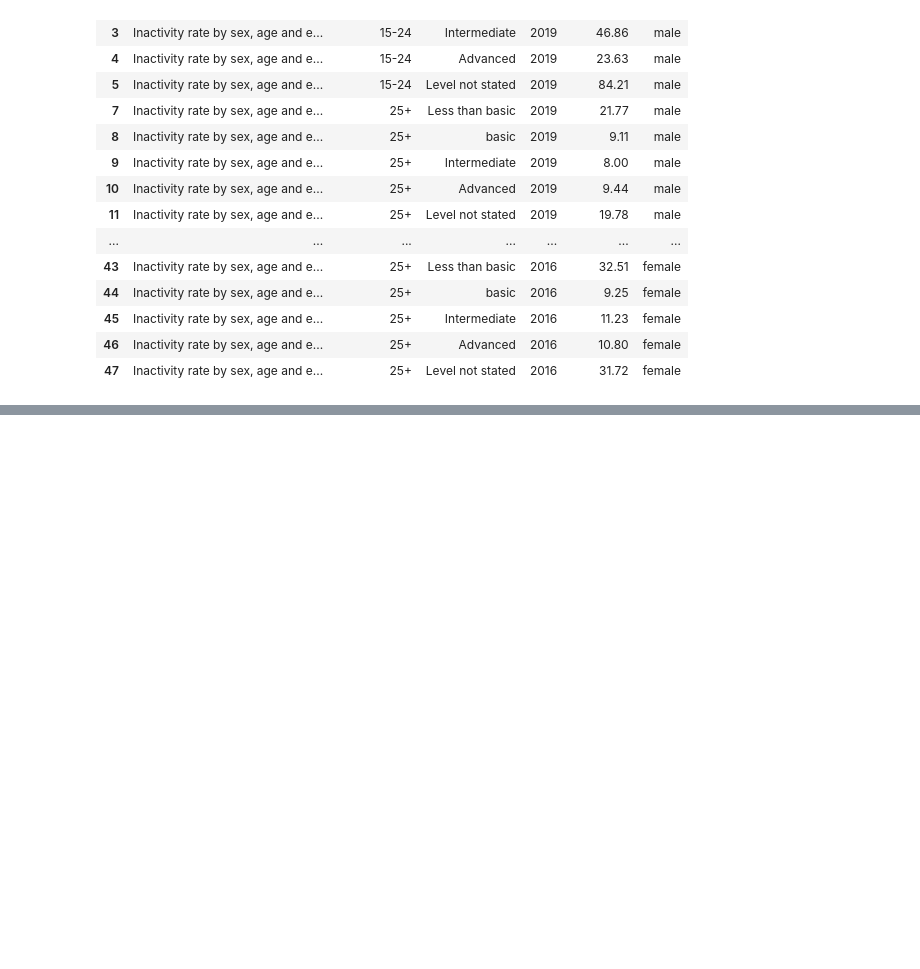
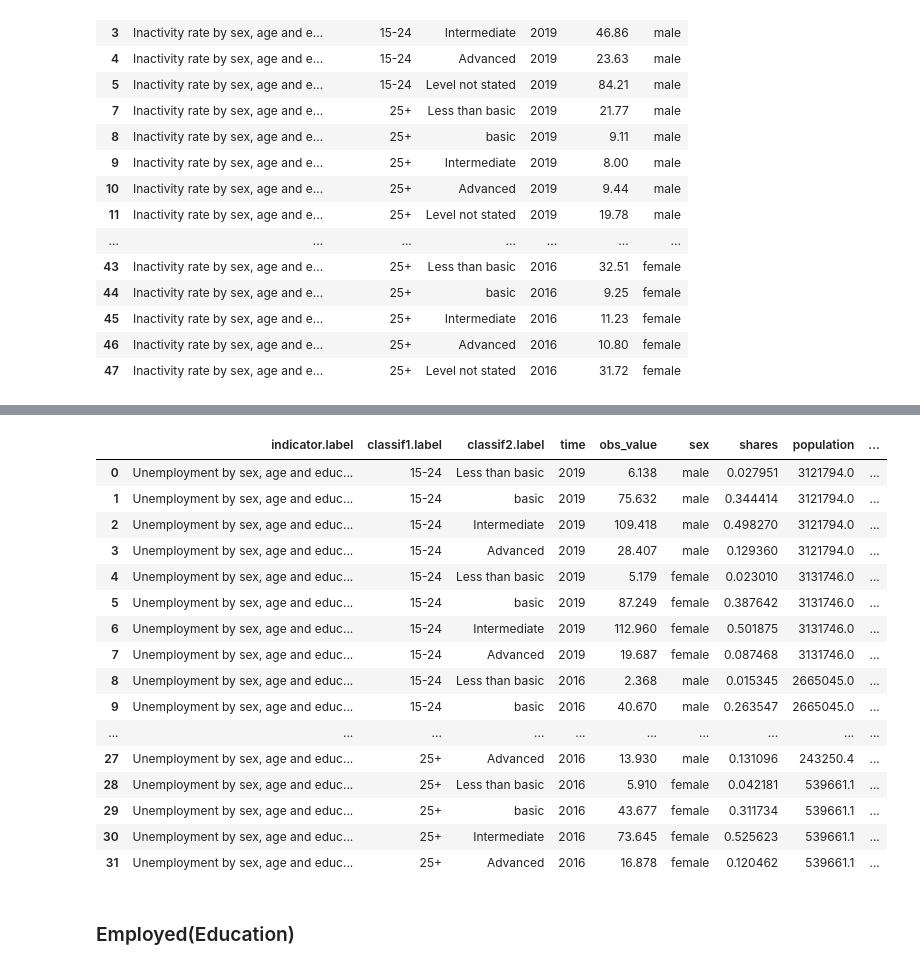
Before and after one commit to Lorraine254/Employment-index, a Jupyter notebook: Hackathon.ipynb, the cells around one changed output, grey strips where cells are left out. Saved outputs shown, nothing was run; the diff lists cells and outputs as text; code cells hidden in the pictures; blank space fills up the shorter version.

```diff
--- a/Hackathon.ipynb
+++ b/Hackathon.ipynb
@@ -954,0 +1022,7 @@ inactive_age_sex_age_edu
+# %%
+# split the data based on the age ( 15-24, 25+)
+age_column = "classif1.label"
+
+# Initial Data Splitting
+unemp_15_24 = unemployment_sex_age_edu[unemployment_sex_age_edu[age_column] == "15-24"]
+unemp_25_plus = unemployment_sex_age_edu[unemployment_sex_age_edu[age_column] == "25+"]
@@ -954,0 +1199,6 @@ inactive_age_sex_age_edu
+# %%
+# Filter for 2016 and 2019 (15-24)
+target_years = [2019, 2016]
+result_df = result_df[result_df['time'].isin(target_years)]
+result_df = result_df[result_df['classif2.label'] != 'Total']
+result_df
@@ -954,0 +1223,6 @@ inactive_age_sex_age_edu
+# %%
+#Filter for 2016 and 2019 (25+)
+target_years = [2019, 2016]
+result_df_25_plus = result_df_25_plus[result_df_25_plus['time'].isin(target_years)]
+result_df_25_plus = result_df_25_plus[result_df_25_plus['classif2.label'] != 'Total']
+result_df_25_plus
@@ -954,0 +1247,4 @@ inactive_age_sex_age_edu
+# %%
+# Merge DataFrames based
+unemp_edu_data = pd.concat([result_df, result_df_25_plus], axis=0,ignore_index=True)
+unemp_edu_data
@@ -954,0 +1278,27 @@ inactive_age_sex_age_edu
+# %%
+#Inactive Population Data
+unemp_edu_data['population'] = [3.121794e+06, 3.121794e+06, 3.121794e+06, 3.121794e+06,3.131746e+06,3.131746e+06,3.131746e+06,3.131746e+06,2.665045e+06,2.665045e+06,2.665045e+06,2.665045e+06,2.796897e+06,2.796897e+06,2.796897e+06,2.796897e+06,2.787085e+05,2.787085e+05,2.787085e+05,2.787085e+05,5.112435e+05,5.112435e+05,5.112435e+05,5.112435e+05,2.432504e+05,2.432504e+05,2.432504e+05,2.432504e+05,5.396611e+05,5.396611e+05,5.396611e+05,5.396611e+05]
+
+#Multiply population and shares
+unemp_edu_data['inactive_educated_unemployed_population']= unemp_edu_data['shares']*unemp_edu_data['population']
+unemp_edu_data
+# %% [output]
+|  | indicator.label | classif1.label | classif2.label | time | obs_value | sex | shares | population | ... |
+| 0 | Unemployment by sex, age and educ... | 15-24 | Less than basic | 2019 | 6.138 | male | 0.027951 | 3121794.0 | ... |
+| 1 | Unemployment by sex, age and educ... | 15-24 | basic | 2019 | 75.632 | male | 0.344414 | 3121794.0 | ... |
+| 2 | Unemployment by sex, age and educ... | 15-24 | Intermediate | 2019 | 109.418 | male | 0.498270 | 3121794.0 | ... |
+| 3 | Unemployment by sex, age and educ... | 15-24 | Advanced | 2019 | 28.407 | male | 0.129360 | 3121794.0 | ... |
+| 4 | Unemployment by sex, age and educ... | 15-24 | Less than basic | 2019 | 5.179 | female | 0.023010 | 3131746.0 | ... |
+| 5 | Unemployment by sex, age and educ... | 15-24 | basic | 2019 | 87.249 | female | 0.387642 | 3131746.0 | ... |
+| 6 | Unemployment by sex, age and educ... | 15-24 | Intermediate | 2019 | 112.960 | female | 0.501875 | 3131746.0 | ... |
+| 7 | Unemployment by sex, age and educ... | 15-24 | Advanced | 2019 | 19.687 | female | 0.087468 | 3131746.0 | ... |
+| 8 | Unemployment by sex, age and educ... | 15-24 | Less than basic | 2016 | 2.368 | male | 0.015345 | 2665045.0 | ... |
+| 9 | Unemployment by sex, age and educ... | 15-24 | basic | 2016 | 40.670 | male | 0.263547 | 2665045.0 | ... |
+| ... | ... | ... | ... | ... | ... | ... | ... | ... | ... |
+| 27 | Unemployment by sex, age and educ... | 25+ | Advanced | 2016 | 13.930 | male | 0.131096 | 243250.4 | ... |
+| 28 | Unemployment by sex, age and educ... | 25+ | Less than basic | 2016 | 5.910 | female | 0.042181 | 539661.1 | ... |
+| 29 | Unemployment by sex, age and educ... | 25+ | basic | 2016 | 43.677 | female | 0.311734 | 539661.1 | ... |
+| 30 | Unemployment by sex, age and educ... | 25+ | Intermediate | 2016 | 73.645 | female | 0.525623 | 539661.1 | ... |
+| 31 | Unemployment by sex, age and educ... | 25+ | Advanced | 2016 | 16.878 | female | 0.120462 | 539661.1 | ... |
+# %% [markdown]
+### Employed(Education)
```
Also changed, not shown: parts of 26 cells of this notebook.
